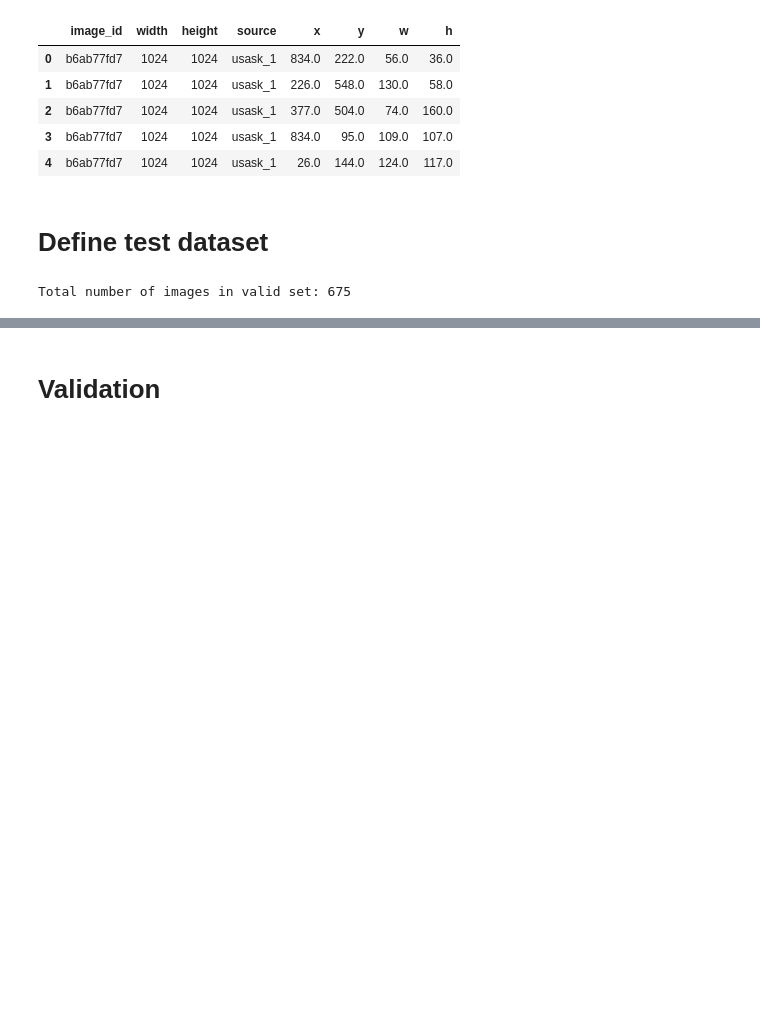
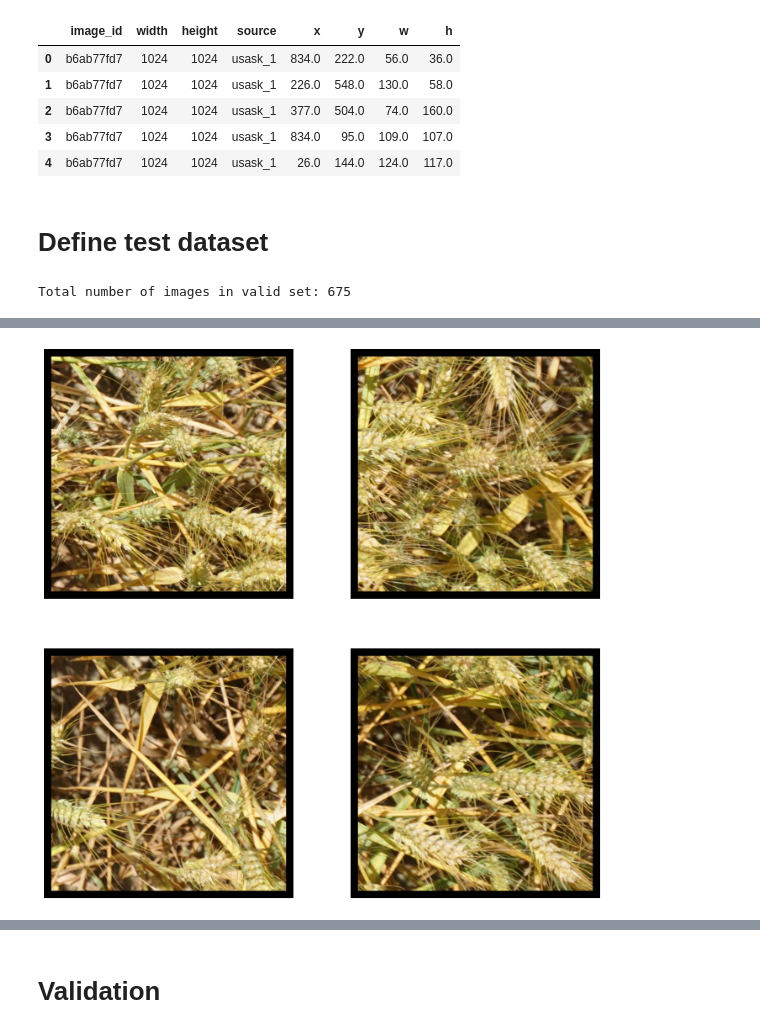
Before and after one commit to jihang-zhang/CenterNet-CondInst, a Jupyter notebook: src/Wheat - CenterNet Inference - Split.ipynb, the cells around one changed output, grey strips where cells are left out. Cells and saved outputs as stored; diff of their text form; code cells hidden in the pictures; blank space fills up the shorter version.

```diff
--- a/src/Wheat - CenterNet Inference - Split.ipynb
+++ b/src/Wheat - CenterNet Inference - Split.ipynb
@@ -209,3 +209,5 @@ testdataset = WheatDatasetTest(opt, '../data/wheat/images', val_img_ids)
 print('Total number of images in valid set: {}'.format(len(testdataset)))
 # %% [output]
 Total number of images in valid set: 675
+# %%
+detector = CtdetDetector(opt, model)
@@ -211,0 +225,11 @@ Total number of images in valid set: 675
+# %%
+images, meta = detector.pre_process(image, scale=1, split=2, meta=None)
+# %%
+plt.figure(figsize=(12, 12))
+for i in range(4):
+    plt.subplot(2, 2, i+1)
+    plt.axis('off')
+    plt.imshow(((images[i, ...].numpy().transpose(1, 2, 0)*detector.std + detector.mean)*255).astype(np.uint8))
+plt.show()
+# %% [output]
+[figure, added]
```
Also changed, not shown: parts of 8 cells of this notebook, 8 other files.
